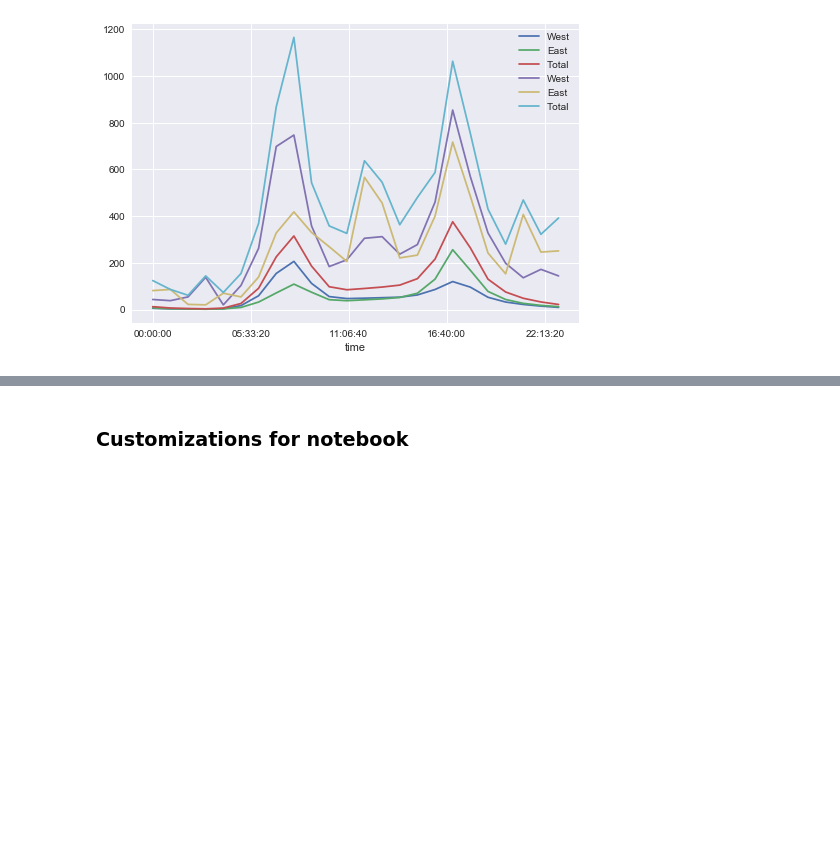
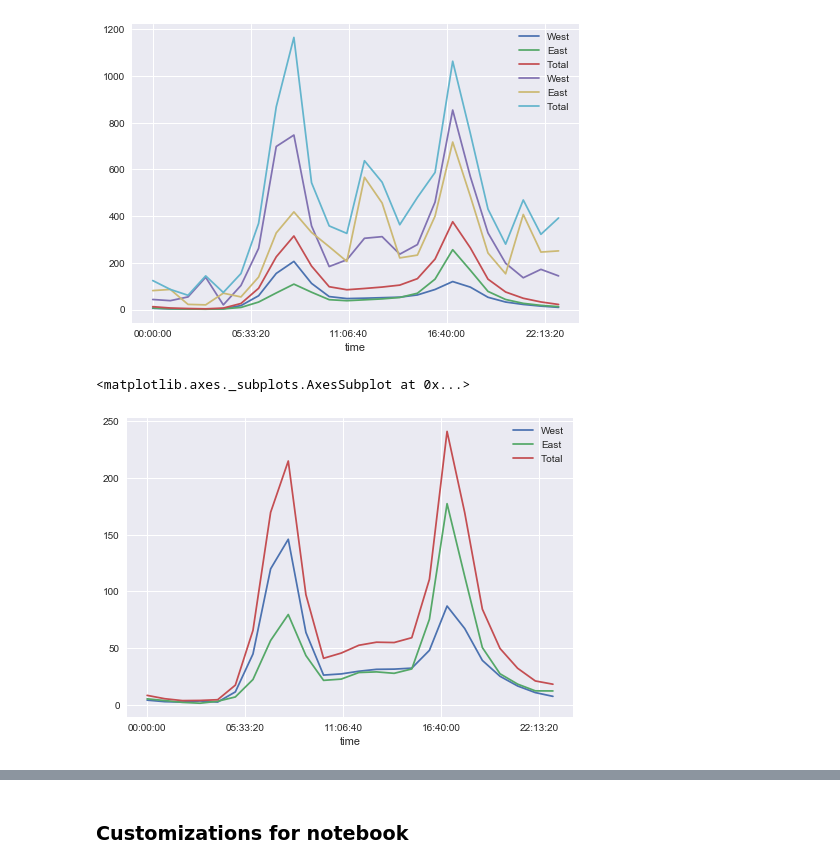
Before and after one commit to coolum001/BikeTripAnalysisNotebookProject, a Jupyter notebook: develop/2018-2-11-dc-BikeTripAnalysisNotebook.ipynb, the cells around one changed output, grey strips where cells are left out. Drawn from its saved outputs; the diff is of its cells as text; code cells hidden in the pictures; blank space fills up the shorter version.

```diff
--- a/develop/2018-2-11-dc-BikeTripAnalysisNotebook.ipynb
+++ b/develop/2018-2-11-dc-BikeTripAnalysisNotebook.ipynb
@@ -223,3 +235,8 @@ bikedf.groupby(bikedf.index.time).max().plot(ax=ax)
 # %% [output]
 <matplotlib.axes._subplots.AxesSubplot at 0x...>
 [figure]
+# %%
+bikedf.groupby(bikedf.index.time).std().plot()
+# %% [output]
+<matplotlib.axes._subplots.AxesSubplot at 0x...>
+[figure, added]
```
Also changed, not shown: parts of 5 cells of this notebook, 2 other files.
